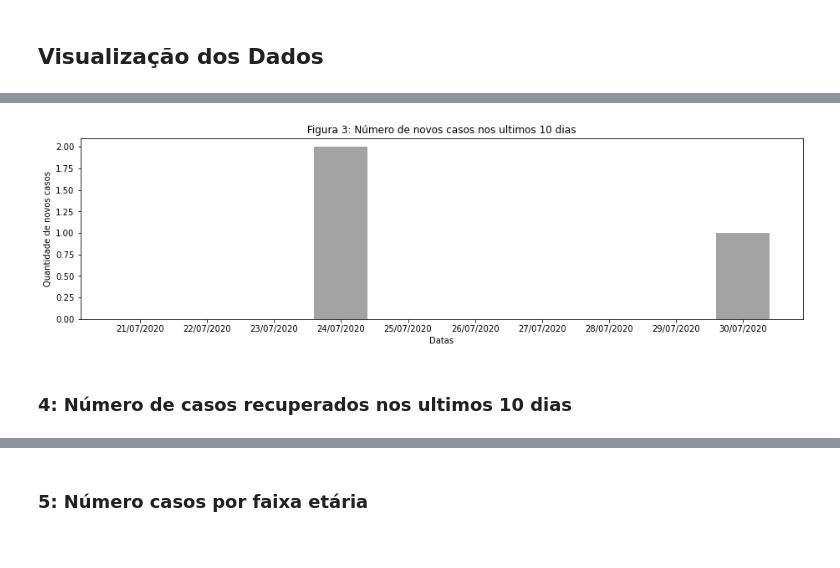
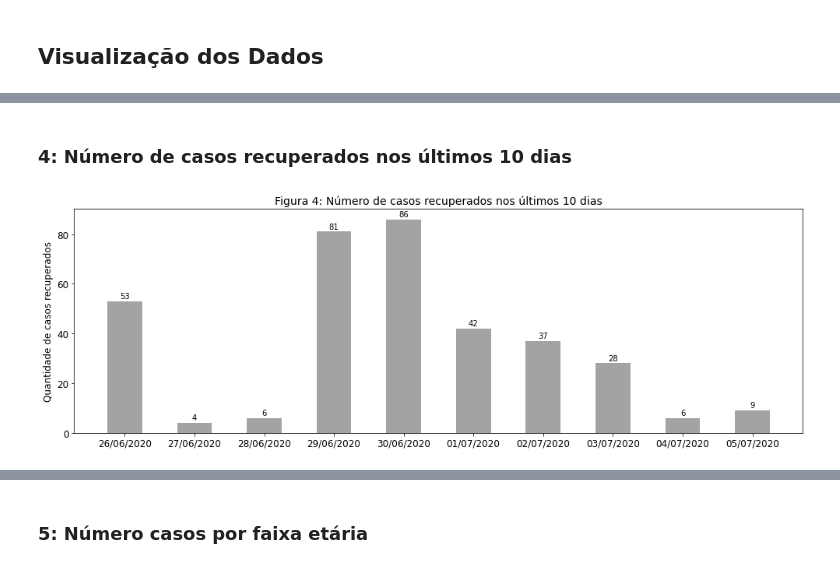
Before and after one commit to Mfp16/analise-base-covid-manaus, a Jupyter notebook: charts.ipynb, the cells around one changed output, grey strips where cells are left out. Cells and saved outputs as stored; diff of their text form; code cells hidden in the pictures.

Commit message:
chore: readable chart

```diff
--- a/charts.ipynb
+++ b/charts.ipynb
@@ -23,28 +64,33 @@ confirmed_cases.head(2)
+# %% [markdown]
+### 4: Número de casos recuperados nos últimos 10 dias
 # %%
 # configuracao da base de dados
-data = confirmed_cases
+data = confirmed_cases[confirmed_cases['_conclusao']==day.strftime("Recuperado")]
 
 # captura da data mais recente
 day = pd.to_datetime(data['_dt_notificacao'], format="%d/%m/%Y").max()
+
+# gerando lista de datas a n dias anterioes
 dates = []
 new_cases = []
-
-# gerando lista de datas a n dias anterioes
 for i in range(10):
     one_day = dt.timedelta(days=1)
     day = day - one_day
     dates.append(day.strftime("%d/%m/%Y"))
     new_cases.append(len(data[data['_dt_notificacao']==day.strftime("%d/%m/%Y")]))
 
 # configuracao de construcao do grafico
-fig = plt.figure(figsize=(12,3))
+width = 0.5
+fig = plt.figure(figsize=(13,4))
 ax = fig.add_axes([0,0,1,1])
-ax.bar(dates[::-1], new_cases[::-1], color=(0.4, 0.4, 0.4, 0.6))
-plt.xlabel('Datas')
-plt.ylabel('Quantidade de novos casos')
-plt.title('Figura 3: Número de novos casos nos ultimos 10 dias')
+rects = ax.bar(dates[::-1], new_cases[::-1], width, color=(0.4, 0.4, 0.4, 0.6))
+plt.ylabel('Quantidade de casos recuperados', fontsize=12)
+plt.title('Figura 4: Número de casos recuperados nos últimos 10 dias', fontsize=14)
+for label in (ax.get_xticklabels() + ax.get_yticklabels()):
+    label.set_fontsize(12)
+ax.set_xticklabels(dates[::-1])
+
+autolabel(rects)
 plt.show()
 # %% [output]
-[figure, old version]
+[figure, new version]
-# %% [markdown]
-### 4: Número de casos recuperados nos ultimos 10 dias
```
Also changed, not shown: parts of 5 cells of this notebook, 1 other file.
